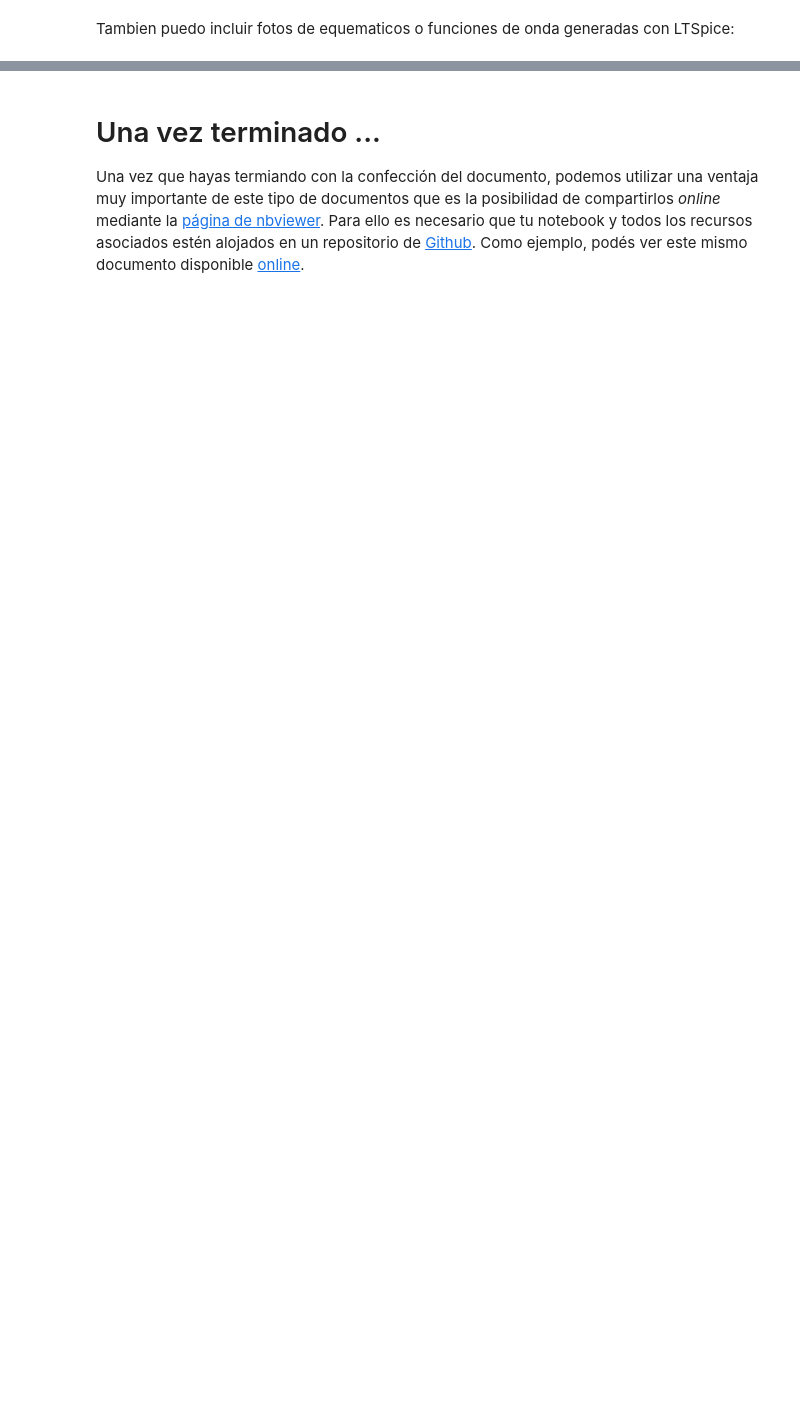
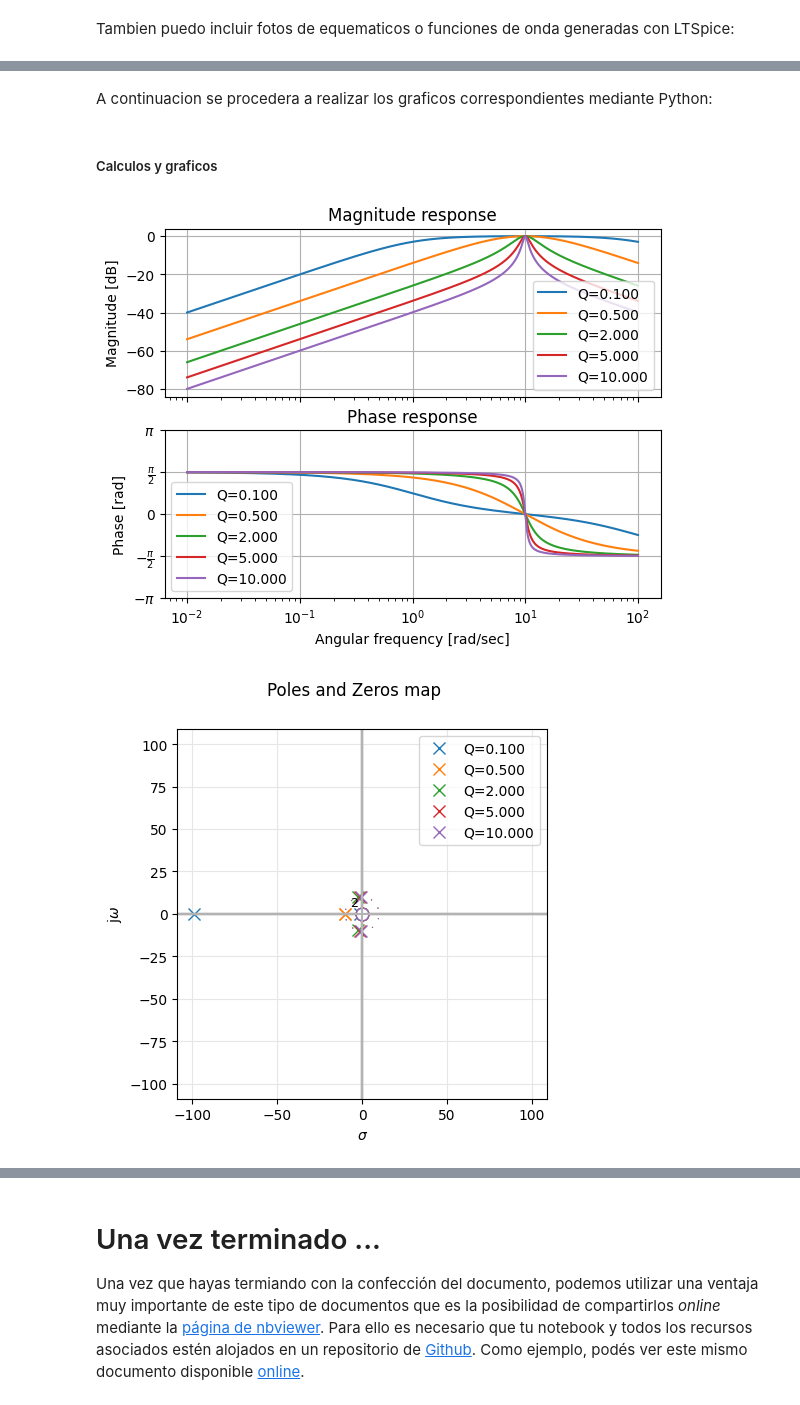
Before and after one commit to tomasalbanesi/TC2, a Jupyter notebook: Trabajo_Semanal_0/TS0_Albanesi.ipynb, the cells around one changed output, grey strips where cells are left out. Cells and saved outputs as stored; diff of their text form; code cells hidden in the pictures; blank space fills up the shorter version.

```diff
--- a/Trabajo_Semanal_0/TS0_Albanesi.ipynb
+++ b/Trabajo_Semanal_0/TS0_Albanesi.ipynb
@@ -91,0 +112,26 @@ Tambien puedo incluir fotos de equematicos o funciones de onda generadas con LTS
+# %% [markdown]
+A continuacion se procedera a realizar los graficos correspondientes mediante Python:
+# %% [markdown]
+##### Calculos y graficos
+# %%
+w0 = 10
+qq = [0.1, 0.5, 2, 5, 10]
+
+# Por cada valor de Q (qq) genero los graficos correspondientes
+
+for ii in range(len(qq)):
+
+    # Definicion de la funcion transferencia
+    my_tf = TransferFunction( [w0/qq[ii], 0], [1, w0/qq[ii], w0**2] )
+
+    # Grafico de bode
+    bodePlot(my_tf, fig_id=1, filter_description = 'Q={:3.3f}'.format(qq[ii]) )
+
+    # Grafico de polos y ceros
+    pzmap(my_tf, fig_id=2, filter_description = 'Q={:3.3f}'.format(qq[ii])) #S plane pole/zero plot
+
+    # Grafico temporal delay
+    GroupDelay(my_tf, fig_id=3, filter_description = 'Q={:3.3f}'.format(qq[ii]))
+# %% [output]
+[figure, added]
+[figure, added]
```
Also changed, not shown: parts of 5 cells of this notebook.
